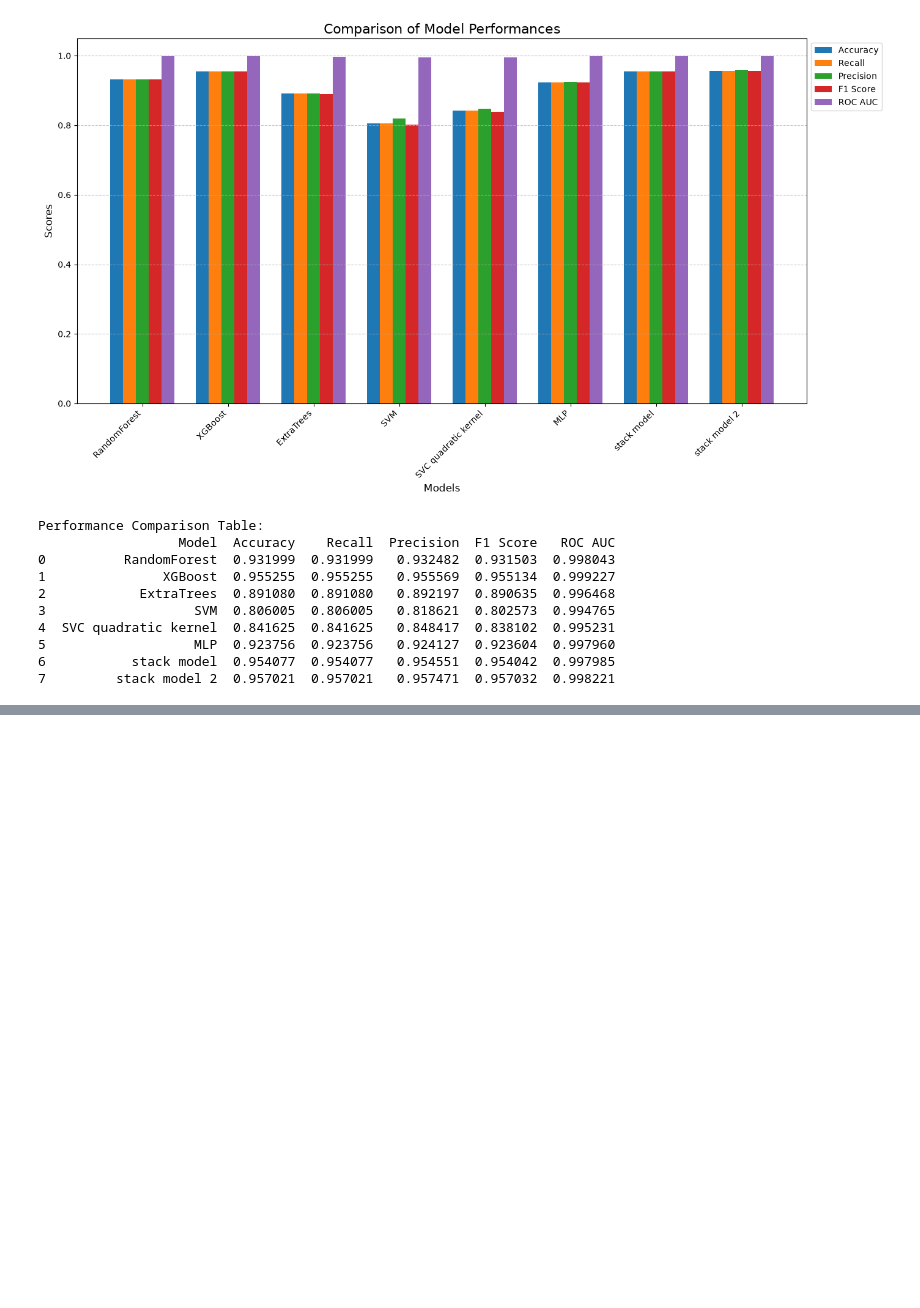
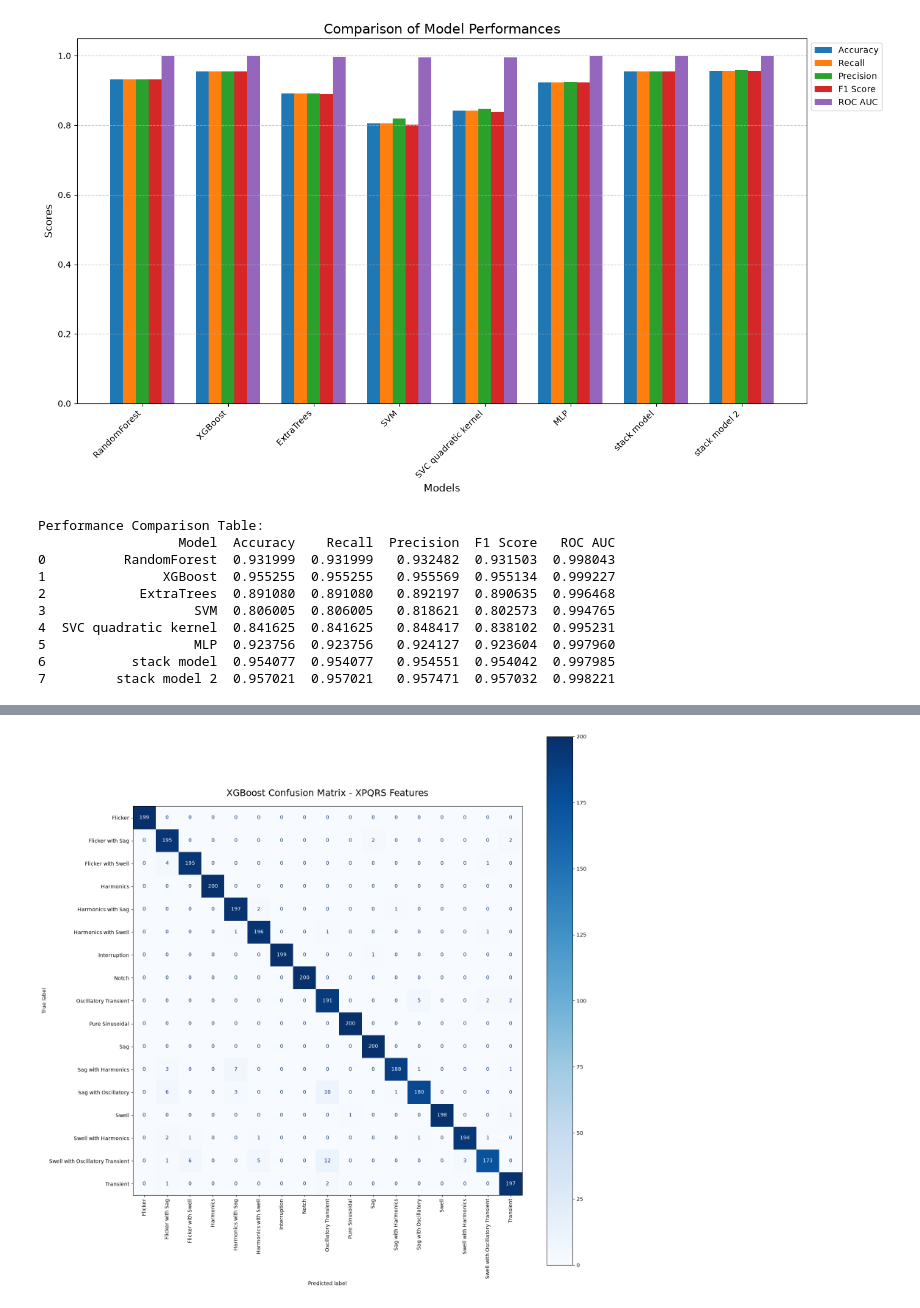
Before and after one commit to SorbieuRnk/PowerQualityDisturbancesClassification, a Jupyter notebook: project.ipynb, the cells around one changed output, grey strips where cells are left out. Drawn from its saved outputs; the diff is of its cells as text; code cells hidden in the pictures; blank space fills up the shorter version.

```diff
--- a/project.ipynb
+++ b/project.ipynb
@@ -786,0 +1034,26 @@ Performance Comparison Table:
+# %%
+import matplotlib.pyplot as plt
+from sklearn.metrics import confusion_matrix, ConfusionMatrixDisplay
+
+# 1. Compute the confusion matrix
+cm = confusion_matrix(y_test, y_pred)
+
+# 2. Extract the original string names of your 17 classes from the LabelEncoder
+class_names = le.classes_
+
+# 3. Set up the plot with a large figure size to prevent text overlapping
+fig, ax = plt.subplots(figsize=(16, 16))
+
+# 4. Create the display object
+disp = ConfusionMatrixDisplay(confusion_matrix=cm, display_labels=class_names)
+
+# 5. Plot the matrix
+# cmap='Blues' provides a clean gradient. values_format='d' ensures whole numbers.
+disp.plot(cmap='Blues', ax=ax, xticks_rotation='vertical', values_format='d')
+
+# 6. Formatting and display
+plt.title("XGBoost Confusion Matrix - XPQRS Features", fontsize=18, pad=20)
+plt.tight_layout()
+plt.show()
+# %% [output]
+[figure, added]
```
Also changed, not shown: parts of 6 cells of this notebook.
